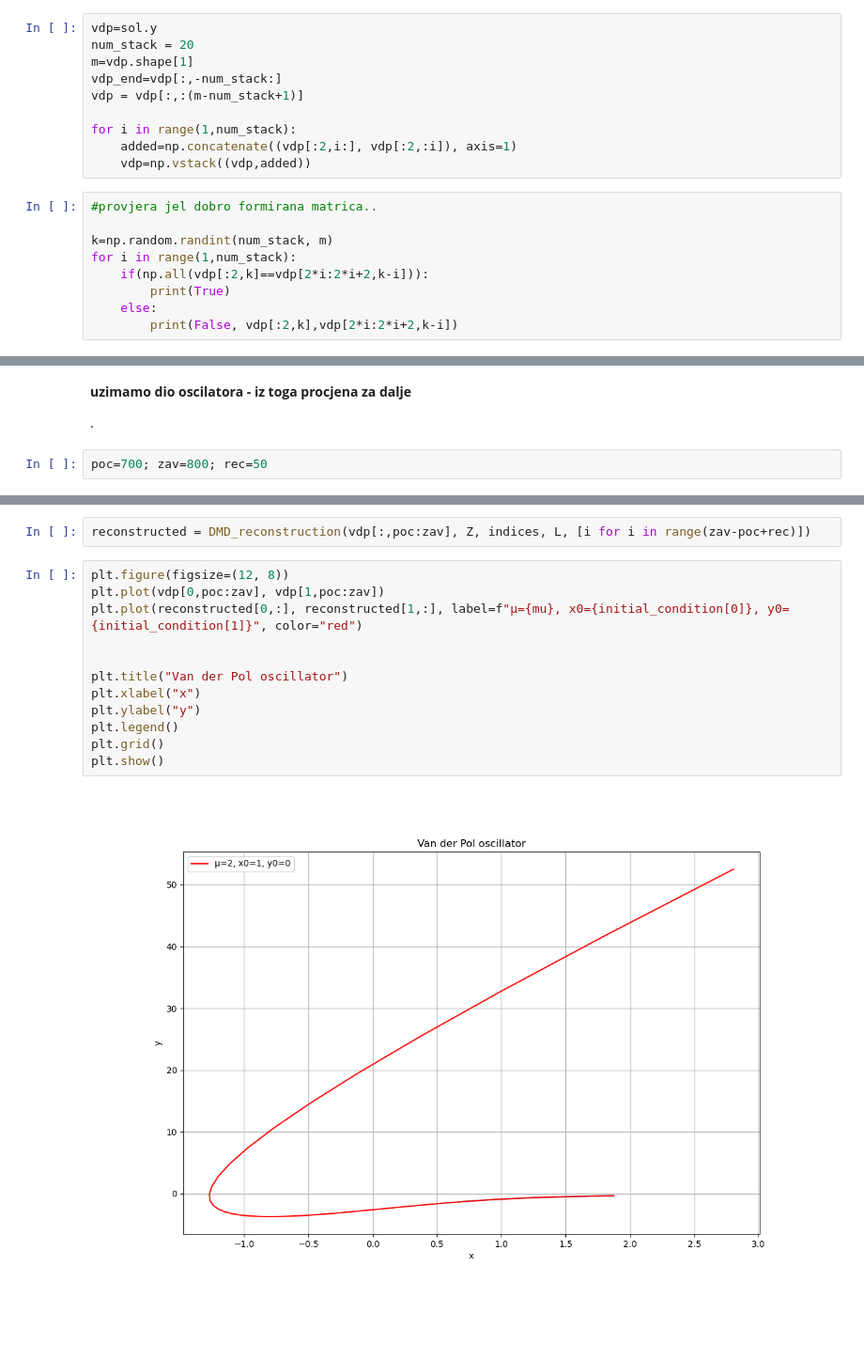
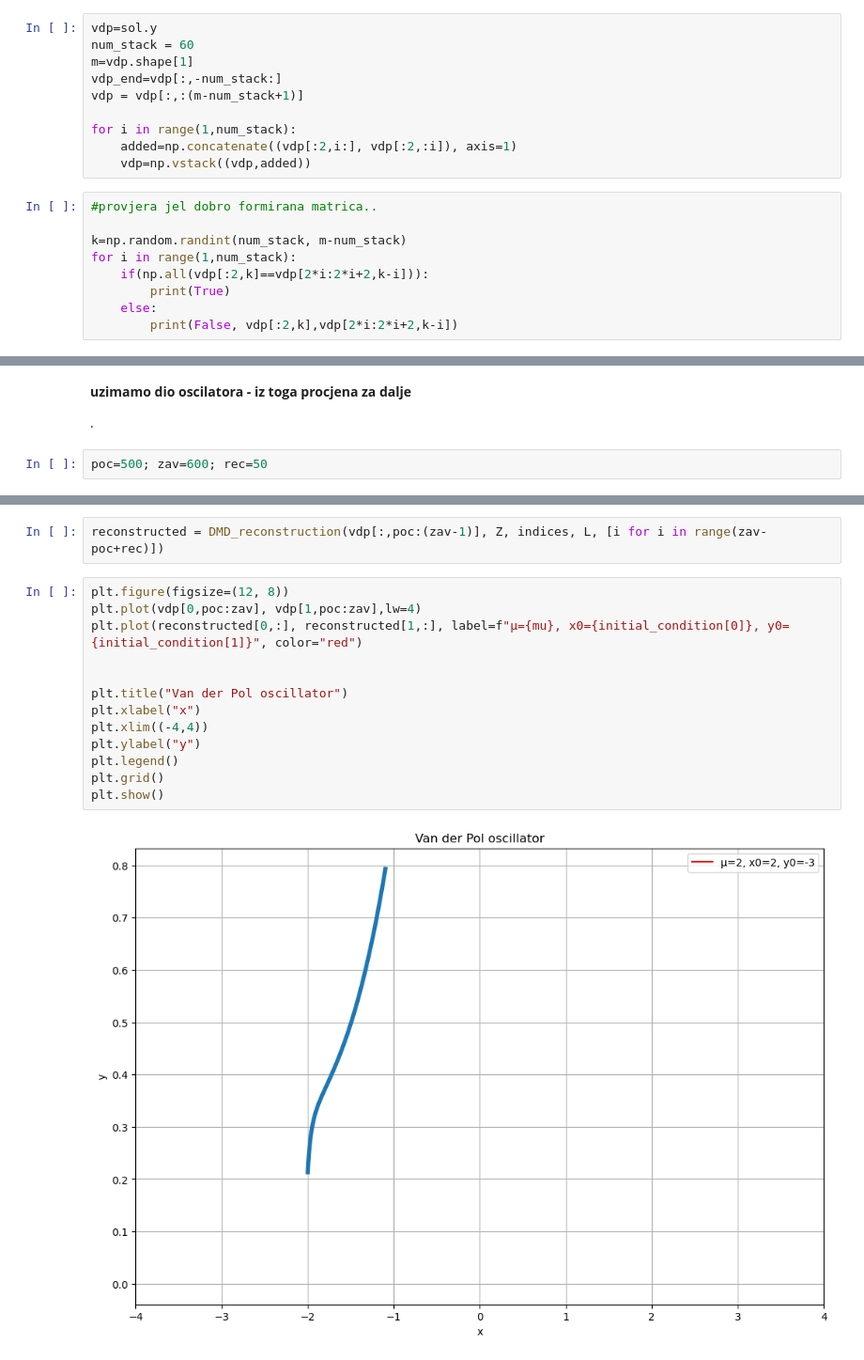
Before and after one commit to ela-d/DMD, a Jupyter notebook: vdp_example.ipynb, the cells around one changed output, grey strips where cells are left out. Shown: that part at 94% size. Drawn from its saved outputs; the diff is of its cells as text; blank space fills up the shorter version.

```diff
--- a/vdp_example.ipynb
+++ b/vdp_example.ipynb
@@ -82,7 +83,7 @@ plt.show()
 Ako ih ne "stackam" uvijek ću dobiti max dva moda (nakon svd-a,...)
 # %%
 vdp=sol.y
-num_stack = 20
+num_stack = 60
 m=vdp.shape[1]
 vdp_end=vdp[:,-num_stack:]
 vdp = vdp[:,:(m-num_stack+1)]
@@ -93,7 +94,7 @@ for i in range(1,num_stack):
 # %%
 #provjera jel dobro formirana matrica..
 
-k=np.random.randint(num_stack, m)
+k=np.random.randint(num_stack, m-num_stack)
 for i in range(1,num_stack):
     if(np.all(vdp[:2,k]==vdp[2*i:2*i+2,k-i])):
         print(True)
@@ -159,7 +162,7 @@ reconstructed = DMD_reconstruction(vdp[:,:1], Z, indices, L, times)
 
 .
 # %%
-poc=700; zav=800; rec=50
+poc=500; zav=600; rec=50
 # %%
 Z, L, r, _, _ = GEDMDQ(vdp[:,poc:zav])
 
@@ -179,19 +182,20 @@ indices.shape
 # %%
-reconstructed = DMD_reconstruction(vdp[:,poc:zav], Z, indices, L, [i for i in range(zav-poc+rec)])
+reconstructed = DMD_reconstruction(vdp[:,poc:(zav-1)], Z, indices, L, [i for i in range(zav-poc+rec)])
 # %%
 plt.figure(figsize=(12, 8))
-plt.plot(vdp[0,poc:zav], vdp[1,poc:zav])
+plt.plot(vdp[0,poc:zav], vdp[1,poc:zav],lw=4)
 plt.plot(reconstructed[0,:], reconstructed[1,:], label=f"μ={mu}, x0={initial_condition[0]}, y0={initial_condition[1]}", color="red")
 
 
 plt.title("Van der Pol oscillator")
 plt.xlabel("x")
+plt.xlim((-4,4))
 plt.ylabel("y")
 plt.legend()
 plt.grid()
 plt.show()
 # %% [output]
-[figure, old version]
+[figure, new version]
 # %%
 %matplotlib widget
 
```
Also changed, not shown: parts of 15 cells of this notebook.
